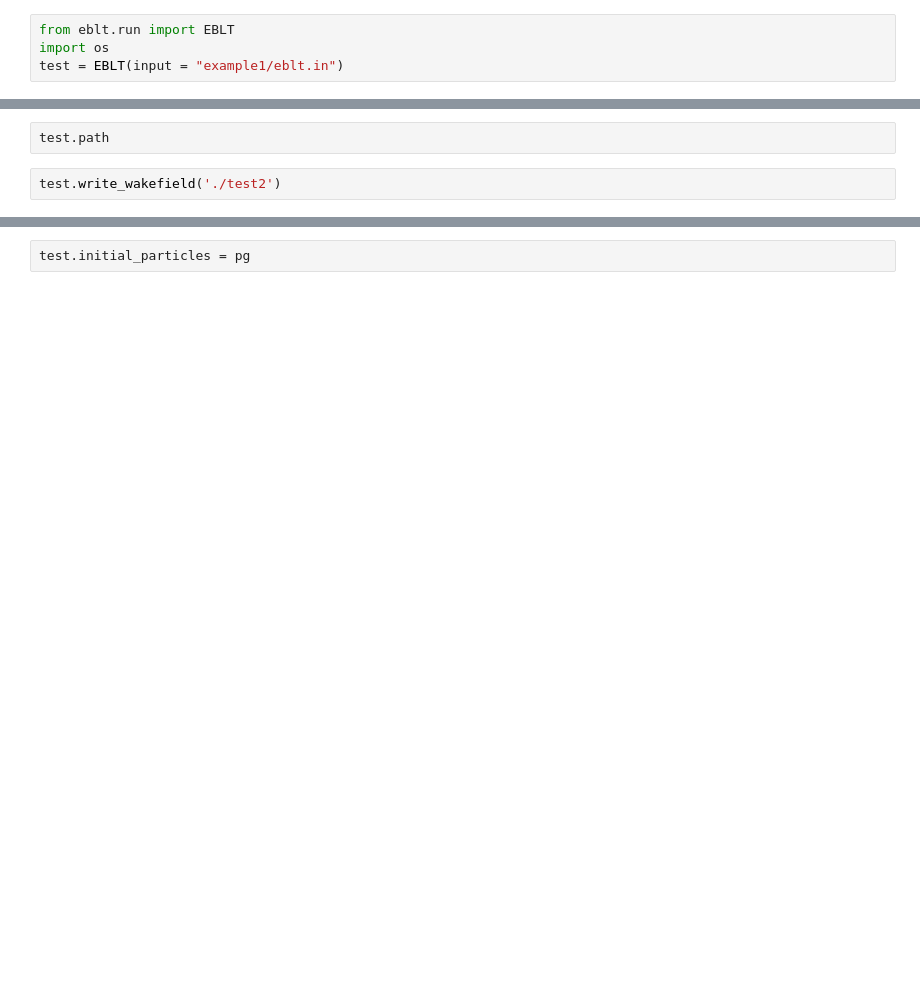
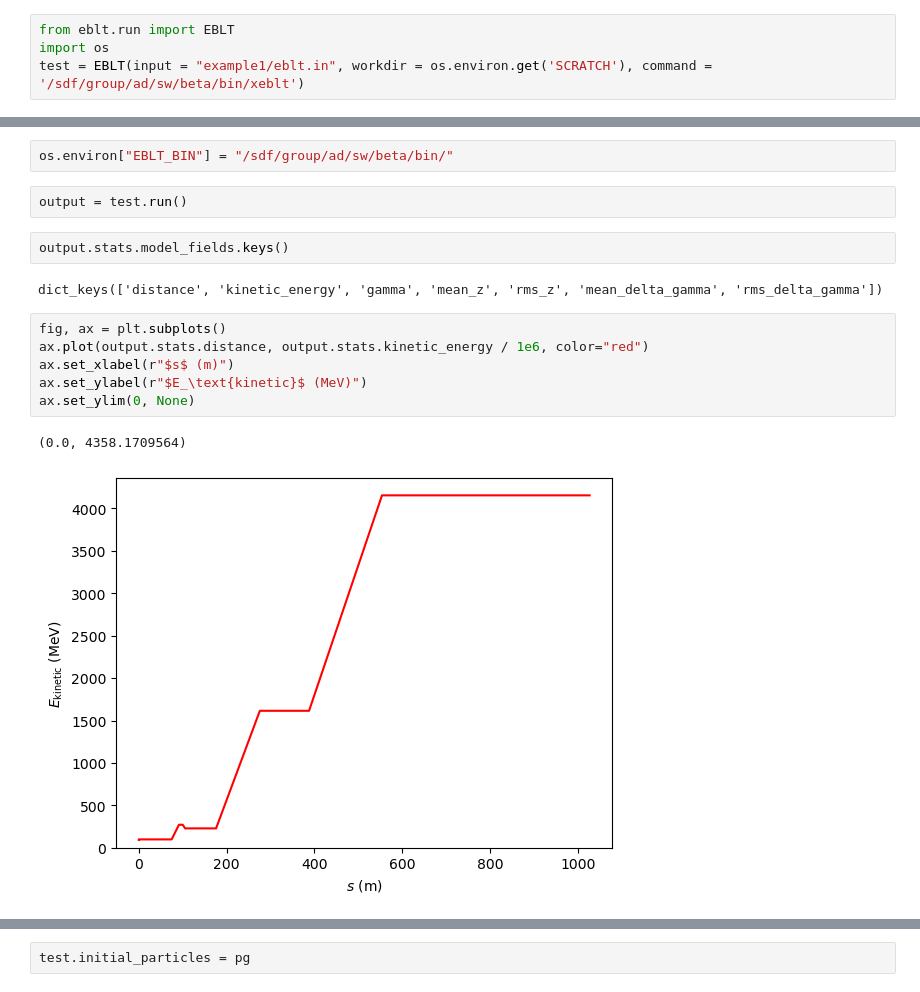
Before and after one commit to slaclab/lume-eblt, a Jupyter notebook: docs/examples/test2.ipynb, the cells around one changed output, grey strips where cells are left out. Saved outputs shown, nothing was run; the diff lists cells and outputs as text; blank space fills up the shorter version.

```diff
--- a/docs/examples/test2.ipynb
+++ b/docs/examples/test2.ipynb
@@ -1,4 +6,4 @@
 # %%
 from eblt.run import EBLT
 import os
-test = EBLT(input = "example1/eblt.in")
+test = EBLT(input = "example1/eblt.in", workdir = os.environ.get('SCRATCH'), command = '/sdf/group/ad/sw/beta/bin/xeblt')
@@ -9,4 +10,17 @@ test.fieldmaps
-# %%
-test.path
-# %%
-test.write_wakefield('./test2')
+# %%
+os.environ["EBLT_BIN"] = "/sdf/group/ad/sw/beta/bin/"
+# %%
+output = test.run()
+# %%
+output.stats.model_fields.keys()
+# %% [output]
+dict_keys(['distance', 'kinetic_energy', 'gamma', 'mean_z', 'rms_z', 'mean_delta_gamma', 'rms_delta_gamma'])
+# %%
+fig, ax = plt.subplots()
+ax.plot(output.stats.distance, output.stats.kinetic_energy / 1e6, color="red")
+ax.set_xlabel(r"$s$ (m)")
+ax.set_ylabel(r"$E_\text{kinetic}$ (MeV)")
+ax.set_ylim(0, None)
+# %% [output]
+(0.0, 4358.1709564)
+[figure, added]
```
Also changed, not shown: parts of 15 cells of this notebook, 13 other files.
